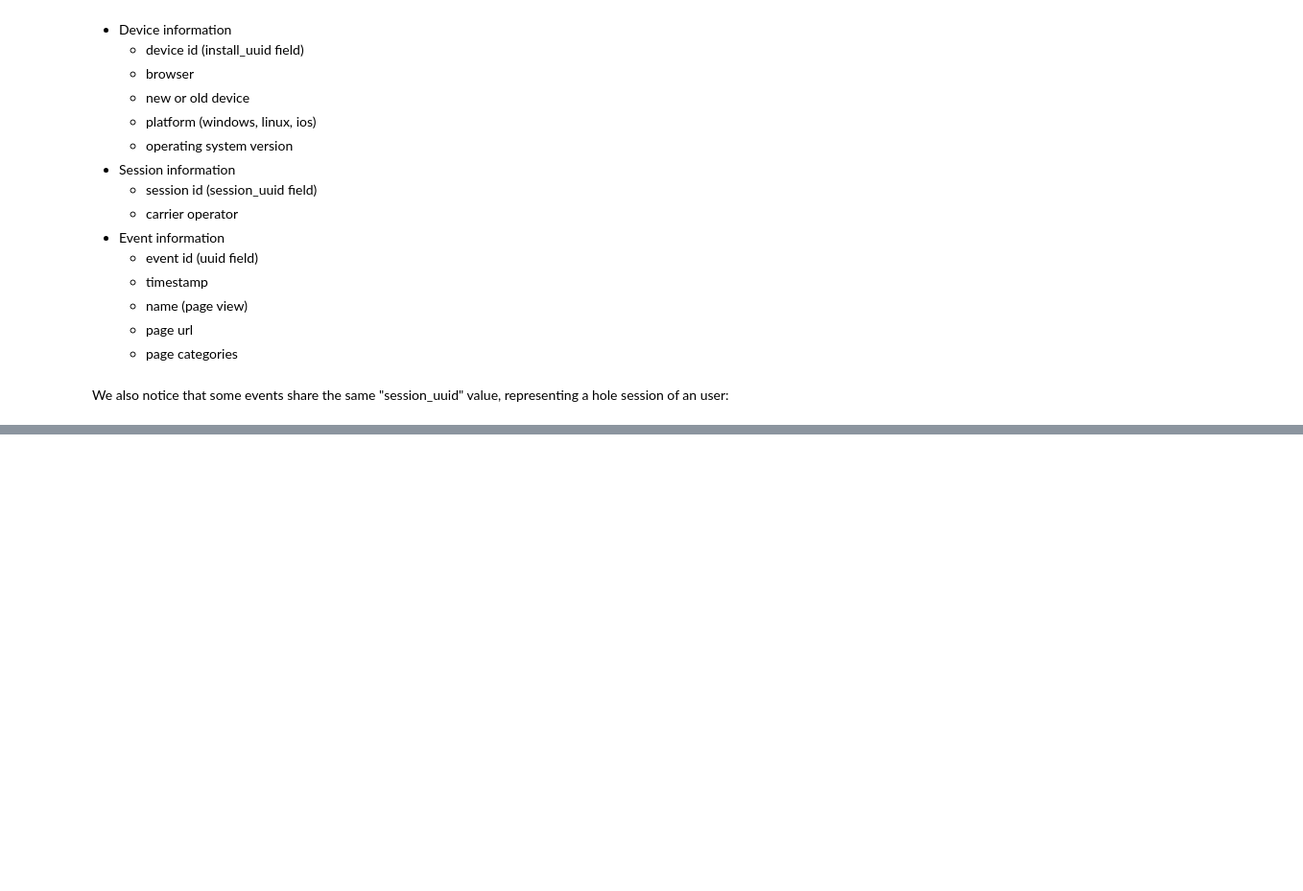
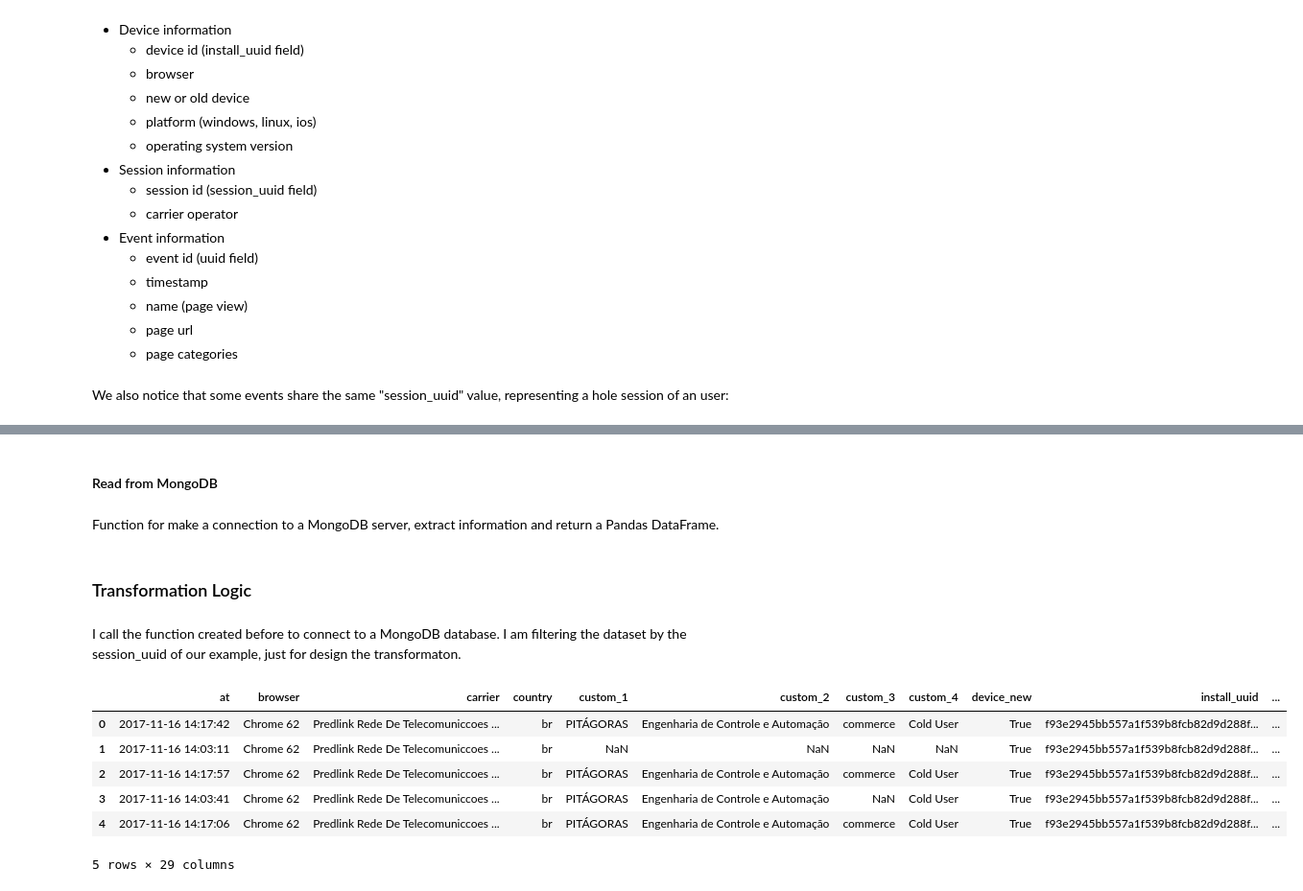
Before and after one commit to enriqueulloap/portfolio, a Jupyter notebook: User Behavior in an Educational Social Network (Part 2).ipynb, the cells around one changed output, grey strips where cells are left out. Shown at 96% size. Drawn from its saved outputs; the diff is of its cells as text; code cells hidden in the pictures; blank space fills up the shorter version.

```diff
--- a/User Behavior in an Educational Social Network (Part 2).ipynb
+++ b/User Behavior in an Educational Social Network (Part 2).ipynb
@@ -95,0 +114,55 @@ In progress...
+# %% [markdown]
+#### Read from MongoDB
+# %% [markdown]
+Function for make a connection to a MongoDB server, extract information and return a Pandas DataFrame.
+# %%
+import pandas as pd
+from pymongo import MongoClient
+
+
+def _connect_mongo(host, port, username, password, db):
+    """ A util for making a connection to mongo """
+
+    if username and password:
+        mongo_uri = 'mongodb://%s:%s@%s:%s/%s?authSource=admin' % (username, password, host, port, db)
+        conn = MongoClient(mongo_uri)
+    else:
+        conn = MongoClient(host, port)
+
+
+    return conn[db]
+
+
+def read_mongo(db, collection, query={}, host='localhost', port=27017, username=None, password=None, no_id=True):
+    """ Read from Mongo and Store into DataFrame """
+
+    # Connect to MongoDB
+    db = _connect_mongo(host=host, port=port, username=username, password=password, db=db)
+
+    # Make a query to the specific DB and Collection
+    cursor = db[collection].find(query)
+
+    # Expand the cursor and construct the DataFrame
+    df =  pd.DataFrame(list(cursor))
+
+    # Delete the _id
+    if no_id:
+        del df['_id']
+
+    return df
+# %% [markdown]
+### Transformation Logic
+# %% [markdown]
+I call the function created before to connect to a MongoDB database. I am filtering the dataset by the session_uuid of our example, just for design the transformaton.
+# %%
+pd_events = read_mongo('EducationalPlatform', 'events', { "session_uuid": {"$in": ["f48ffbf46bea92e88d3066980e7fde45b2c31053"]} }, 'localhost', 27017, 'root', 'root', True)
+
+pd_events
+# %% [output]
+|  | at | browser | carrier | country | custom_1 | custom_2 | custom_3 | custom_4 | device_new | install_uuid | ... |
+| 0 | 2017-11-16 14:17:42 | Chrome 62 | Predlink Rede De Telecomuniccoes ... | br | PITÁGORAS | Engenharia de Controle e Automação | commerce | Cold User | True | f93e2945bb557a1f539b8fcb82d9d288f... | ... |
+| 1 | 2017-11-16 14:03:11 | Chrome 62 | Predlink Rede De Telecomuniccoes ... | br | NaN | NaN | NaN | NaN | True | f93e2945bb557a1f539b8fcb82d9d288f... | ... |
+| 2 | 2017-11-16 14:17:57 | Chrome 62 | Predlink Rede De Telecomuniccoes ... | br | PITÁGORAS | Engenharia de Controle e Automação | commerce | Cold User | True | f93e2945bb557a1f539b8fcb82d9d288f... | ... |
+| 3 | 2017-11-16 14:03:41 | Chrome 62 | Predlink Rede De Telecomuniccoes ... | br | PITÁGORAS | Engenharia de Controle e Automação | NaN | Cold User | True | f93e2945bb557a1f539b8fcb82d9d288f... | ... |
+| 4 | 2017-11-16 14:17:06 | Chrome 62 | Predlink Rede De Telecomuniccoes ... | br | PITÁGORAS | Engenharia de Controle e Automação | commerce | Cold User | True | f93e2945bb557a1f539b8fcb82d9d288f... | ... |
+5 rows × 29 columns
```
Also changed, not shown: parts of 36 cells of this notebook, 1 other file.
